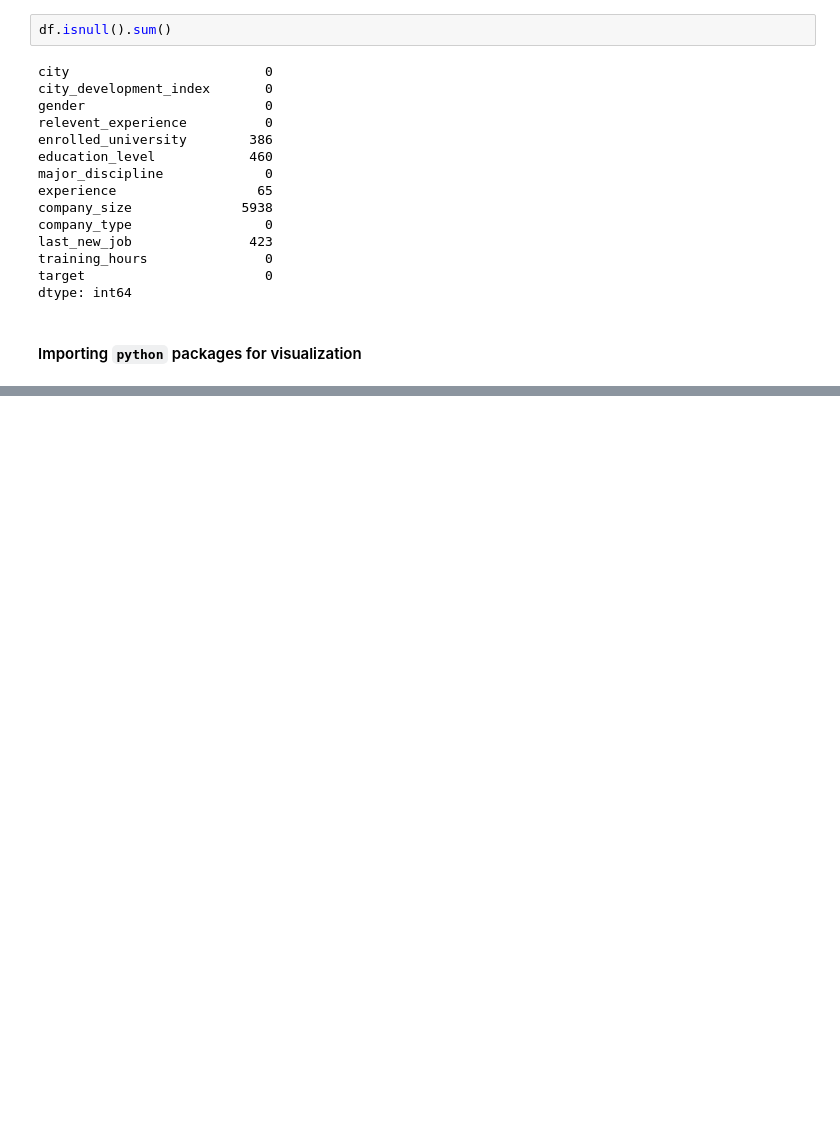
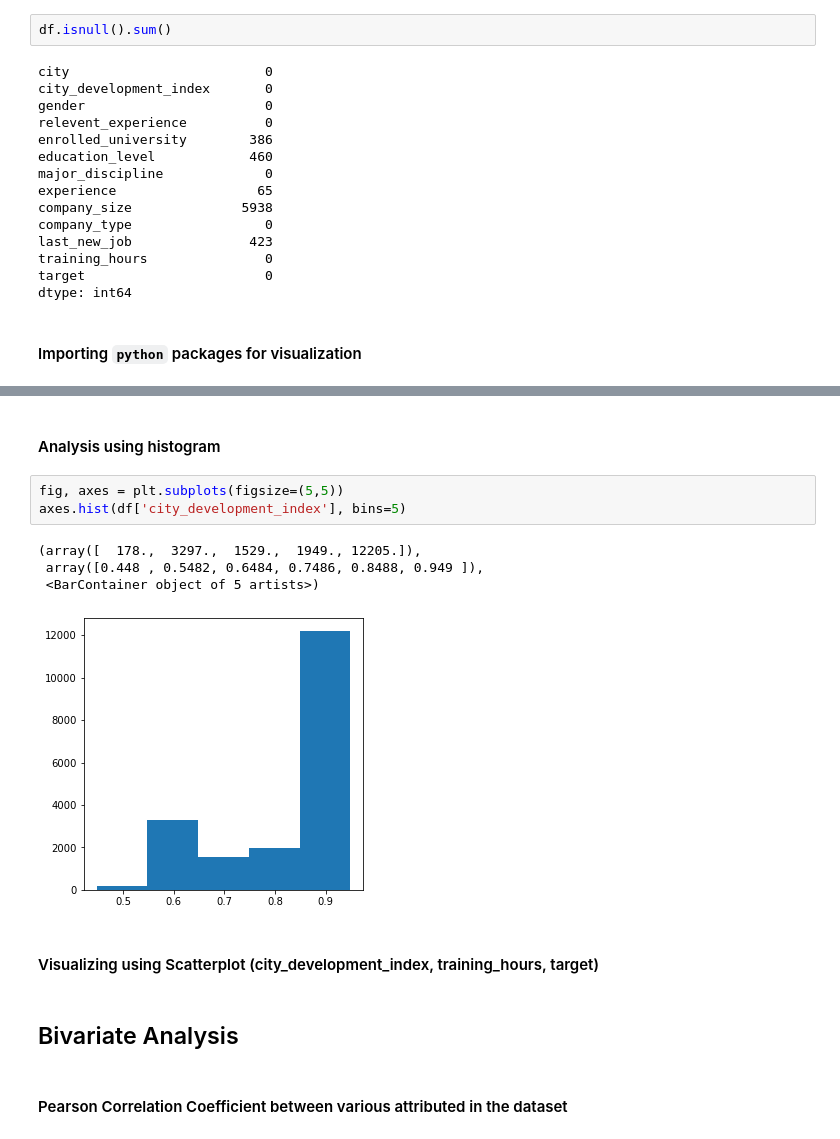
Before and after one commit to K-54N7H05H/DACC-Laboratory, a Jupyter notebook: Experiment-2.ipynb, the cells around one changed output, grey strips where cells are left out. Saved outputs shown, nothing was run; the diff lists cells and outputs as text; blank space fills up the shorter version.

```diff
--- a/Experiment-2.ipynb
+++ b/Experiment-2.ipynb
@@ -181,0 +213,16 @@ plt.show()
+# %% [markdown]
+#### Analysis using histogram
+# %%
+fig, axes = plt.subplots(figsize=(5,5))
+axes.hist(df['city_development_index'], bins=5)
+# %% [output]
+(array([  178.,  3297.,  1529.,  1949., 12205.]),
+ array([0.448 , 0.5482, 0.6484, 0.7486, 0.8488, 0.949 ]),
+ <BarContainer object of 5 artists>)
+[figure, added]
+# %% [markdown]
+#### Visualizing using Scatterplot (city_development_index, training_hours, target)
+# %% [markdown]
+## Bivariate Analysis
+# %% [markdown]
+#### Pearson Correlation Coefficient between various attributed in the dataset
```
Also changed, not shown: parts of 16 cells of this notebook.
